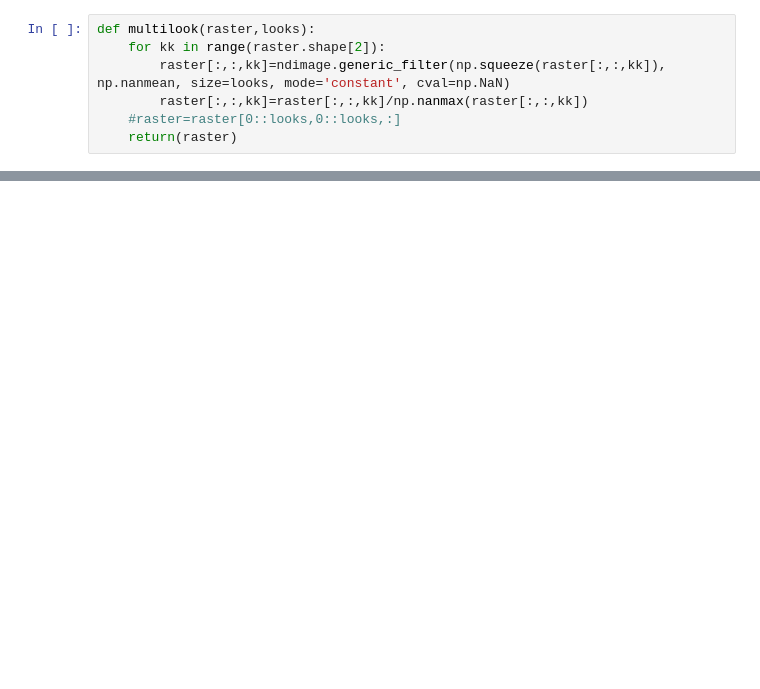
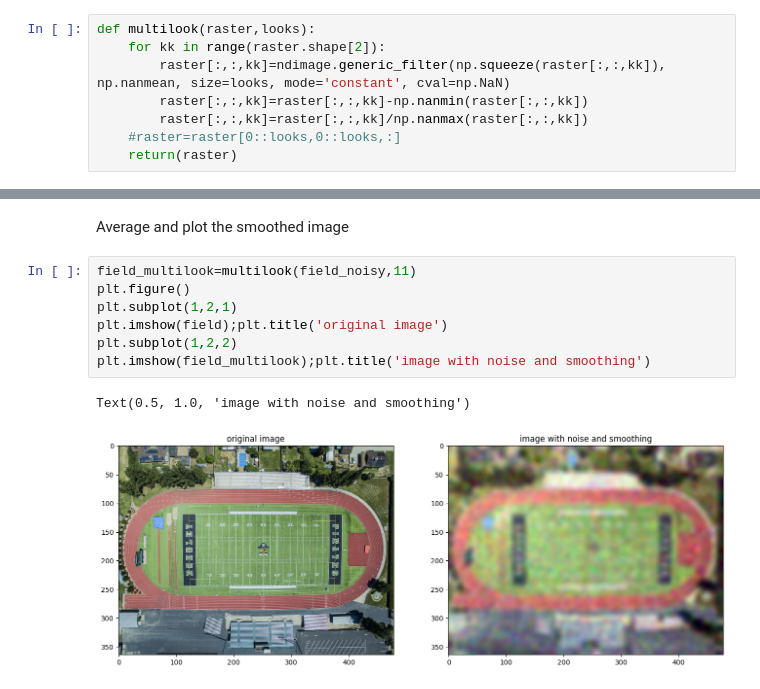
Before and after one commit to rg-smith/remote_sensing_course, a Jupyter notebook: SNR.ipynb, the cells around one changed output, grey strips where cells are left out. Drawn from its saved outputs; the diff is of its cells as text; blank space fills up the shorter version.

```diff
--- a/SNR.ipynb
+++ b/SNR.ipynb
@@ -10,6 +47,7 @@ from scipy import ndimage
 def multilook(raster,looks):
     for kk in range(raster.shape[2]):
         raster[:,:,kk]=ndimage.generic_filter(np.squeeze(raster[:,:,kk]), np.nanmean, size=looks, mode='constant', cval=np.NaN)
+        raster[:,:,kk]=raster[:,:,kk]-np.nanmin(raster[:,:,kk])
         raster[:,:,kk]=raster[:,:,kk]/np.nanmax(raster[:,:,kk])
     #raster=raster[0::looks,0::looks,:]
     return(raster)
@@ -36,0 +54,12 @@ plt.imshow(field_multilook)
+# %% [markdown]
+Average and plot the smoothed image
+# %%
+field_multilook=multilook(field_noisy,11)
+plt.figure()
+plt.subplot(1,2,1)
+plt.imshow(field);plt.title('original image')
+plt.subplot(1,2,2)
+plt.imshow(field_multilook);plt.title('image with noise and smoothing')
+# %% [output]
+Text(0.5, 1.0, 'image with noise and smoothing')
+[figure, added]
```
Also changed, not shown: parts of 14 cells of this notebook.
